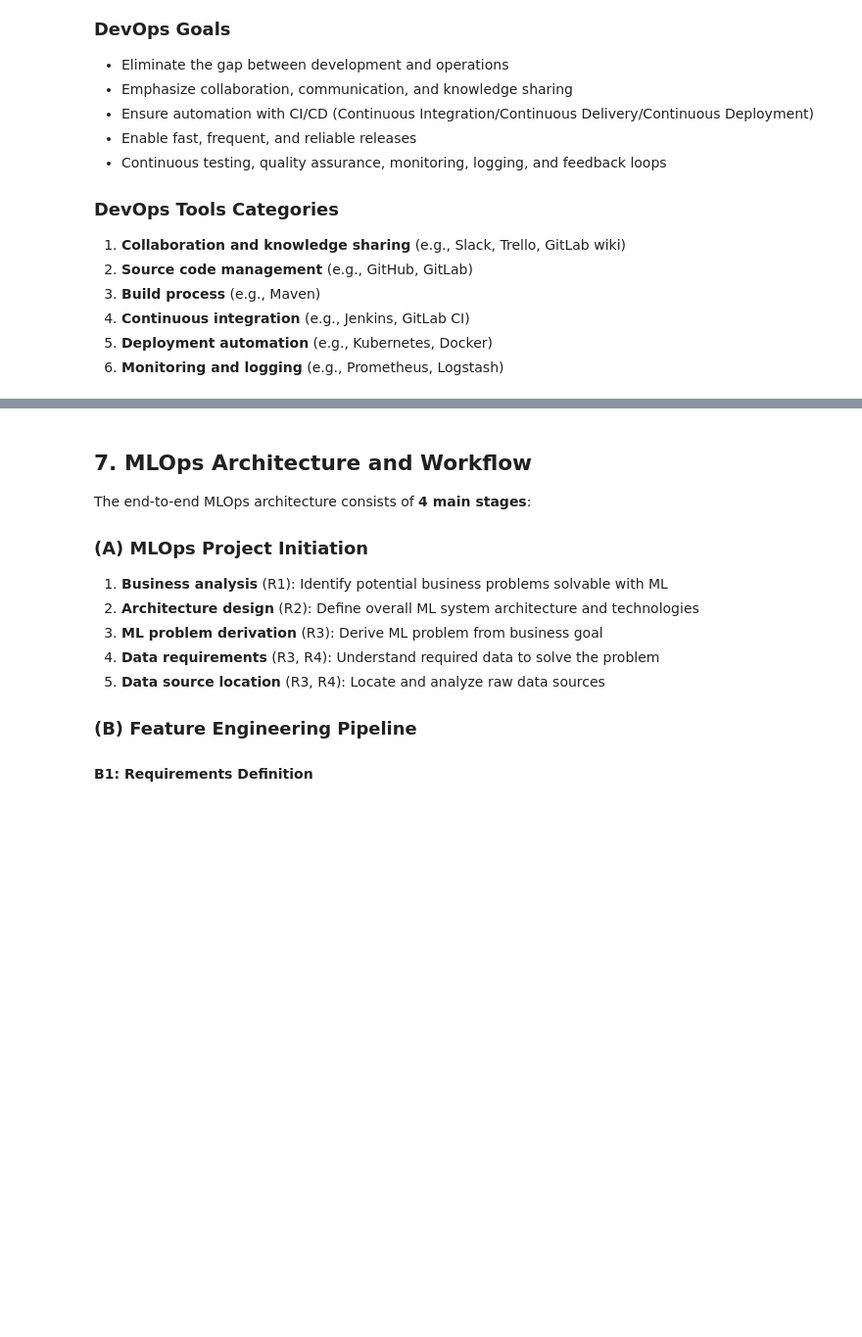
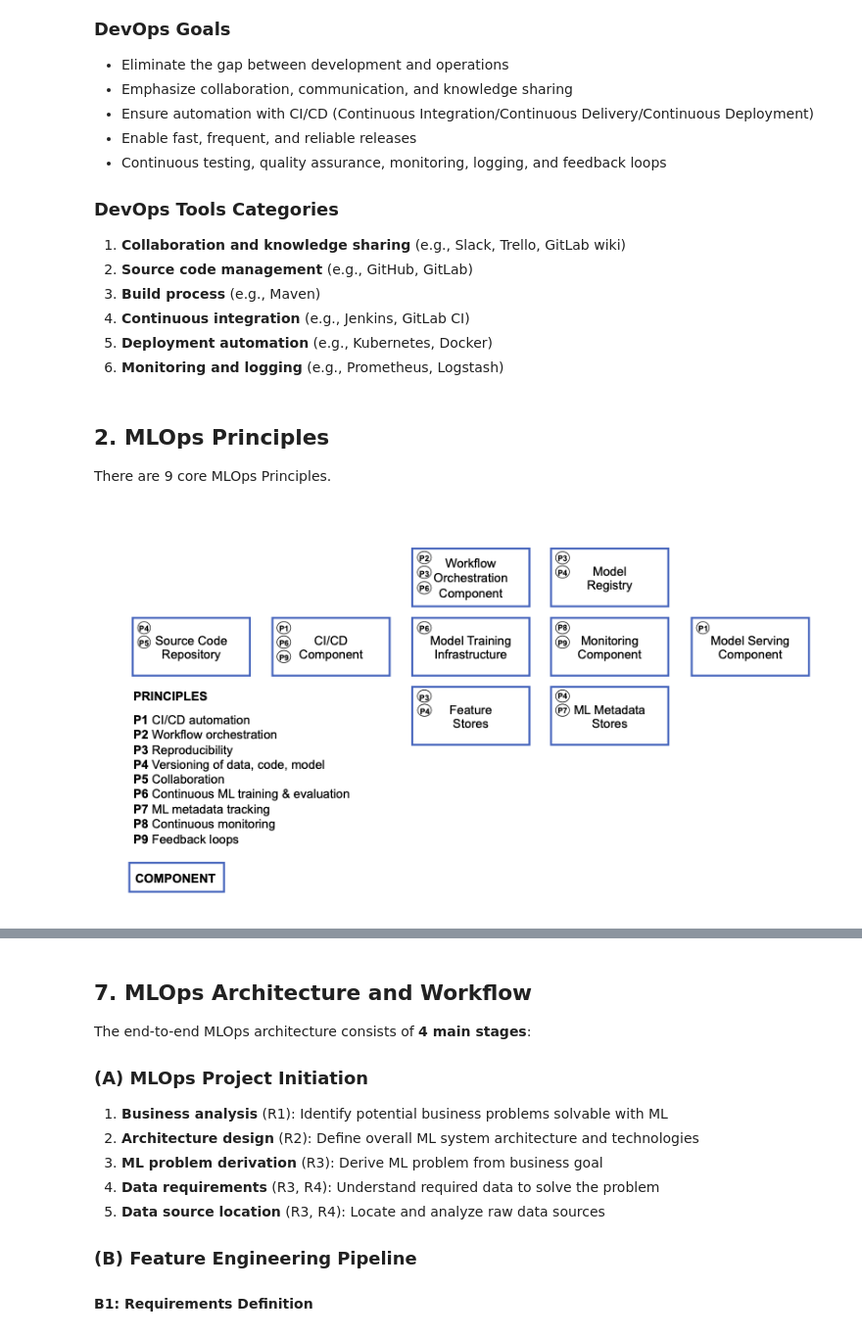
Before and after one commit to YZXBiz/mlops-principle, a Jupyter notebook: mlops_principles.ipynb, the cells around one changed output, grey strips where cells are left out. Shown: that part at 98% size. Cells and saved outputs as stored; diff of their text form; code cells hidden in the pictures; blank space fills up the shorter version.

Commit message:
Enhance MLOps principles notebook: Add image display for principles, update section numbering, and change Python version in metadata

```diff
--- a/mlops_principles.ipynb
+++ b/mlops_principles.ipynb
@@ -30,4 +32,15 @@ DevOps emerged in 2008/2009 as a paradigm addressing social and technical issues
 4. **Continuous integration** (e.g., Jenkins, GitLab CI)
 5. **Deployment automation** (e.g., Kubernetes, Docker)
 6. **Monitoring and logging** (e.g., Prometheus, Logstash)
+# %% [markdown]
+## 2. MLOps Principles
+
+There are 9 core MLOps Principles.
+# %%
+Image(
+    "images/principles.png",
+    width=1000,
+)
+# %% [output]
+[figure, added]
 # %% [markdown]
```
Also changed, not shown: parts of 4 cells of this notebook, 2 other files.
